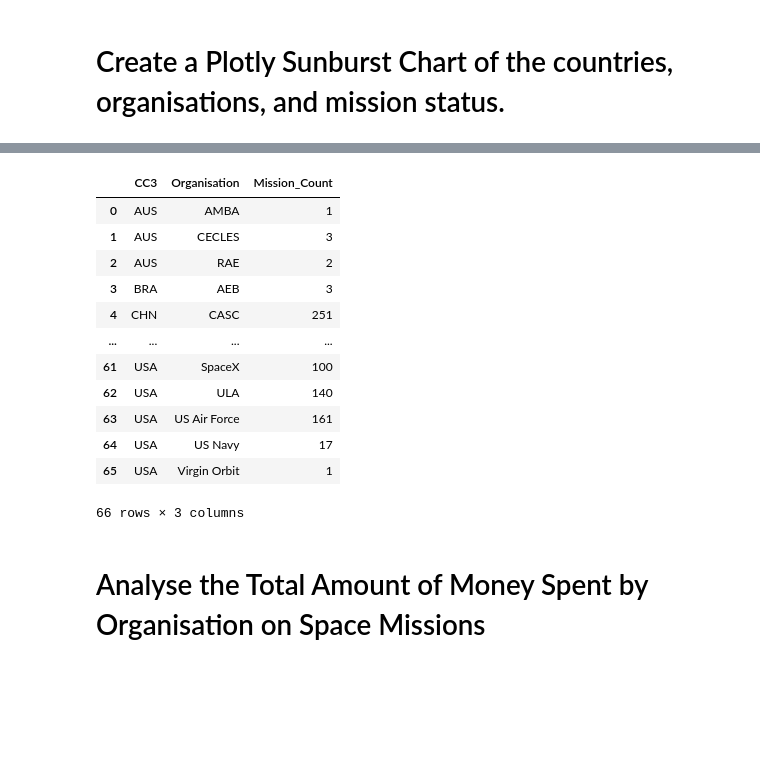
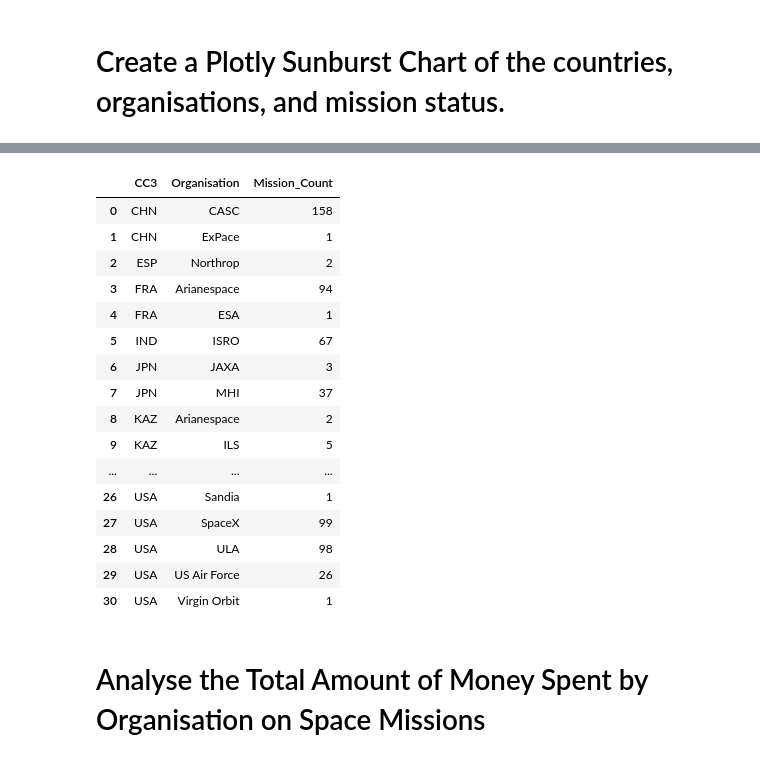
Before and after one commit to Bill-khk/Data-analysis, a Jupyter notebook: SpaceMissions/data/Space_Missions_Analysis.ipynb, the cells around one changed output, grey strips where cells are left out. Saved outputs shown, nothing was run; the diff lists cells and outputs as text; code cells hidden in the pictures; blank space fills up the shorter version.

```diff
--- a/SpaceMissions/data/Space_Missions_Analysis.ipynb
+++ b/SpaceMissions/data/Space_Missions_Analysis.ipynb
@@ -313,5 +317,5 @@ Name: 0, Length: 4324, dtype: object
 # %%
-df_data.insert(df_data.columns.get_loc('Location'), 'Country', country_df)
-df_data.head()
+clean_df.insert(clean_df.columns.get_loc('Location'), 'Country', country_df)
+clean_df.head()
 # %% [output]
 |  | Organisation | Country | Location | Date | Detail | Rocket_Status | Price | Mission_Status |
@@ -343,9 +342,9 @@ df_data.groupby('Country').count()
 | Yellow Sea | 1 | 1 | 1 | 1 | 1 | 1 | 1 |
 # %%
-df_data['Country'] = df_data['Country'].replace('Barents Sea', 'Russia')
-df_data['Country'] = df_data['Country'].replace('Gran Canaria', 'Spain')
-df_data['Country'] = df_data['Country'].replace('New Mexico', 'USA')
-df_data['Country'] = df_data['Country'].replace('Pacific Missile Range Facility', 'USA')
-df_data['Country'] = df_data['Country'].replace('Shahrud Missile Test Site', 'Iran')
-df_data['Country'] = df_data['Country'].replace('Yellow Sea', 'China')
-df_data['Country'] = df_data['Country'].replace('Pacific Ocean', 'USA')
+clean_df['Country'] = clean_df['Country'].replace('Barents Sea', 'Russia')
+clean_df['Country'] = clean_df['Country'].replace('Gran Canaria', 'Spain')
+clean_df['Country'] = clean_df['Country'].replace('New Mexico', 'USA')
+clean_df['Country'] = clean_df['Country'].replace('Pacific Missile Range Facility', 'USA')
+clean_df['Country'] = clean_df['Country'].replace('Shahrud Missile Test Site', 'Iran')
+clean_df['Country'] = clean_df['Country'].replace('Yellow Sea', 'China')
+clean_df['Country'] = clean_df['Country'].replace('Pacific Ocean', 'USA')
@@ -387,7 +397,7 @@ df_data[df_data['Country']=='Pacific Ocean']
 # %% [output]
 |  | Organisation | Country | Location | Date | Detail | Rocket_Status | Price | Mission_Status |
 # %%
-country_format3 = cc.convert(names=df_data['Country'], to='ISO3')
+country_format3 = cc.convert(names=clean_df['Country'], to='ISO3')
 # %%
-df_data.insert(df_data.columns.get_loc('Country'), 'CC3', country_format3)
+clean_df.insert(clean_df.columns.get_loc('Country'), 'CC3', country_format3)
 # %%
@@ -453,20 +460,24 @@ df_data.head(5)
 # %%
-sun_map = df_data[['CC3','Organisation']].groupby(['CC3','Organisation']).value_counts().reset_index(name='Mission_Count')
+sun_map = clean_df[['CC3','Organisation']].groupby(['CC3','Organisation']).value_counts().reset_index(name='Mission_Count')
 sun_map
 # %% [output]
 |  | CC3 | Organisation | Mission_Count |
-| 0 | AUS | AMBA | 1 |
-| 1 | AUS | CECLES | 3 |
-| 2 | AUS | RAE | 2 |
-| 3 | BRA | AEB | 3 |
-| 4 | CHN | CASC | 251 |
+| 0 | CHN | CASC | 158 |
+| 1 | CHN | ExPace | 1 |
+| 2 | ESP | Northrop | 2 |
+| 3 | FRA | Arianespace | 94 |
+| 4 | FRA | ESA | 1 |
+| 5 | IND | ISRO | 67 |
+| 6 | JPN | JAXA | 3 |
+| 7 | JPN | MHI | 37 |
+| 8 | KAZ | Arianespace | 2 |
+| 9 | KAZ | ILS | 5 |
 | ... | ... | ... | ... |
-| 61 | USA | SpaceX | 100 |
-| 62 | USA | ULA | 140 |
-| 63 | USA | US Air Force | 161 |
-| 64 | USA | US Navy | 17 |
-| 65 | USA | Virgin Orbit | 1 |
+| 26 | USA | Sandia | 1 |
+| 27 | USA | SpaceX | 99 |
+| 28 | USA | ULA | 98 |
+| 29 | USA | US Air Force | 26 |
+| 30 | USA | Virgin Orbit | 1 |
-66 rows × 3 columns
 # %%
 fig = px.sunburst(sun_map, path=['CC3', 'Organisation'], values='Mission_Count', title="Organisations' mission per Country")
 fig.update_layout(margin = dict(t=30, l=0, r=0, b=0))
```
Also changed, not shown: parts of 30 cells of this notebook.
